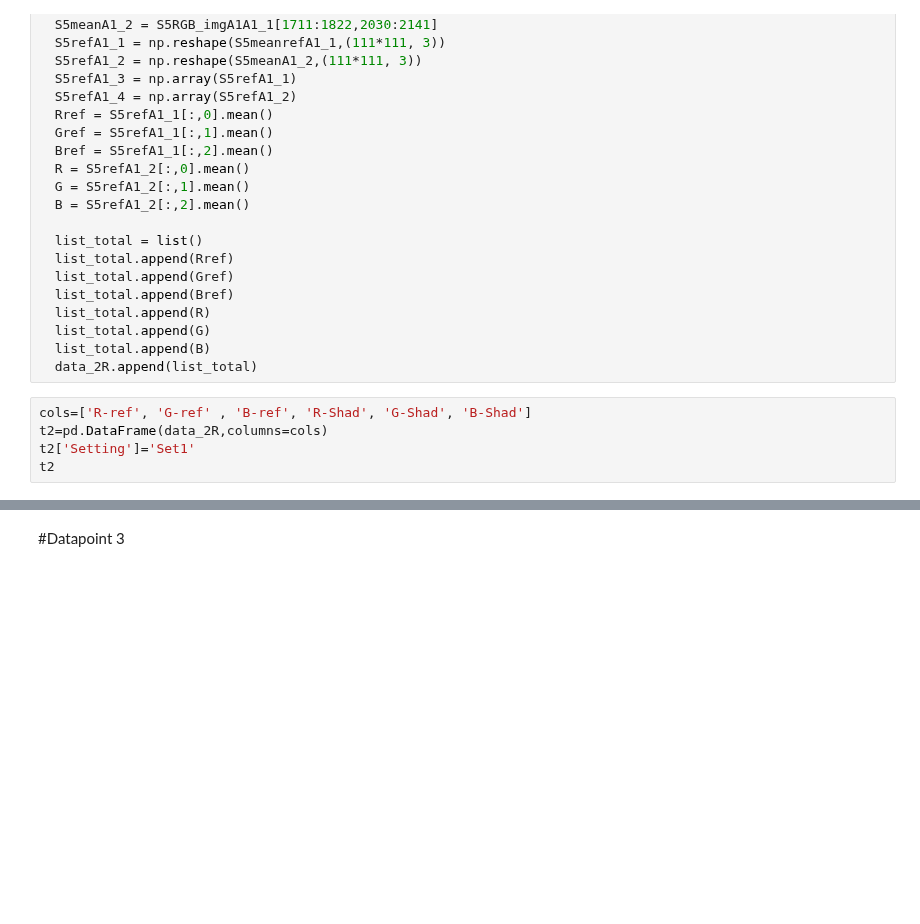
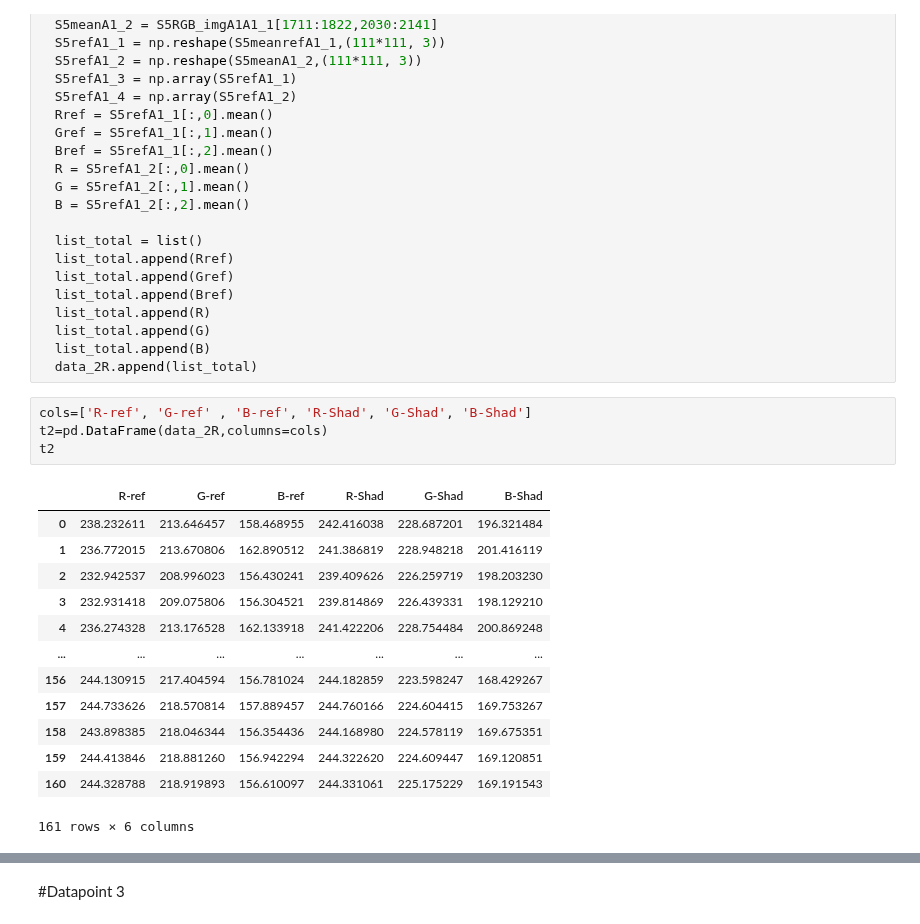
Before and after one commit to waraporn19/Project_2021_matchingcolor, a Jupyter notebook: newB1.ipynb, the cells around one changed output, grey strips where cells are left out. Saved outputs shown, nothing was run; the diff lists cells and outputs as text; blank space fills up the shorter version.

```diff
--- a/newB1.ipynb
+++ b/newB1.ipynb
@@ -426,8 +451,21 @@ for img in A1_set1['Img']:
 # %%
 cols=['R-ref', 'G-ref' , 'B-ref', 'R-Shad', 'G-Shad', 'B-Shad']
 t2=pd.DataFrame(data_2R,columns=cols)
-t2['Setting']='Set1'
 t2
+# %% [output]
+|  | R-ref | G-ref | B-ref | R-Shad | G-Shad | B-Shad |
+| 0 | 238.232611 | 213.646457 | 158.468955 | 242.416038 | 228.687201 | 196.321484 |
+| 1 | 236.772015 | 213.670806 | 162.890512 | 241.386819 | 228.948218 | 201.416119 |
+| 2 | 232.942537 | 208.996023 | 156.430241 | 239.409626 | 226.259719 | 198.203230 |
+| 3 | 232.931418 | 209.075806 | 156.304521 | 239.814869 | 226.439331 | 198.129210 |
+| 4 | 236.274328 | 213.176528 | 162.133918 | 241.422206 | 228.754484 | 200.869248 |
+| ... | ... | ... | ... | ... | ... | ... |
+| 156 | 244.130915 | 217.404594 | 156.781024 | 244.182859 | 223.598247 | 168.429267 |
+| 157 | 244.733626 | 218.570814 | 157.889457 | 244.760166 | 224.604415 | 169.753267 |
+| 158 | 243.898385 | 218.046344 | 156.354436 | 244.168980 | 224.578119 | 169.675351 |
+| 159 | 244.413846 | 218.881260 | 156.942294 | 244.322620 | 224.609447 | 169.120851 |
+| 160 | 244.328788 | 218.919893 | 156.610097 | 244.331061 | 225.175229 | 169.191543 |
+161 rows × 6 columns
 # %%
 data_2H = list()
 for img in A1_set1['Img']:
```
Also changed, not shown: parts of 22 cells of this notebook.
